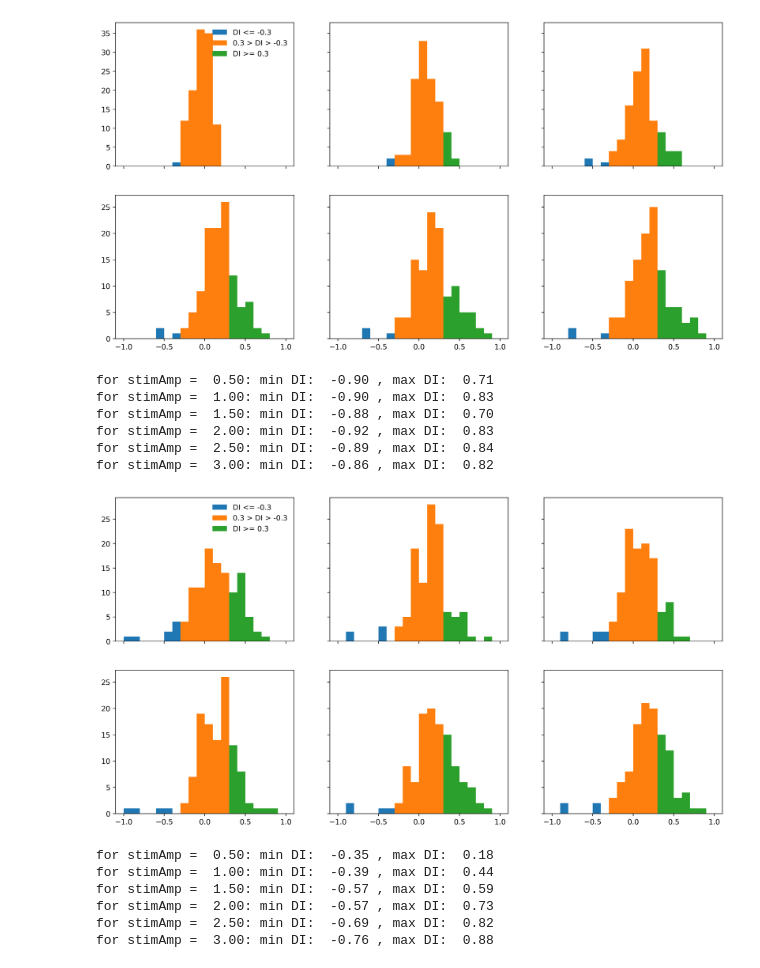
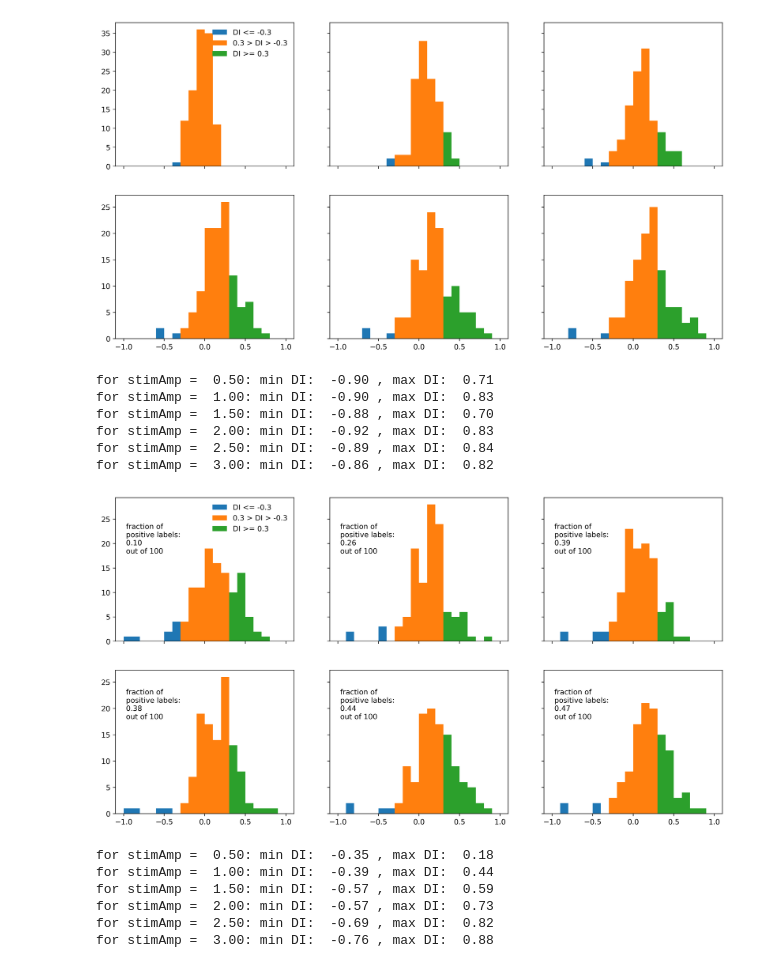
Before and after one commit to ge00rg/LabRotSprekeler, a Jupyter notebook: ROC.ipynb, the cells around one changed output. Saved outputs shown, nothing was run; the diff lists cells and outputs as text; code cells hidden in the pictures.

```diff
--- a/ROC.ipynb
+++ b/ROC.ipynb
@@ -74,7 +74,7 @@ def ROC_sk(filename, amp, site, ax, n_steps=1000):
 
     return AUC
 # %%
-def ROC_sk(filename, amp, site, ax, n_steps=1000):
+def ROC_psycho(filename, amp, site, ax, n_steps=1000):
     f = h5py.File(filename+".hdf5", "r")
 
     #average delta F
@@ -190,6 +190,10 @@ def get_DIs_psycho(filename, amp, permute=False):
     end_mask = hit_mask[trials_mask]
     y_true = (end_mask-0.5)*2
 
+    #compute balance in y_true
+    balance = np.sum(end_mask)/end_mask.shape[0]
+    n_y = end_mask.shape[0]
+
     if permute==True:
         y_true = np.random.permutation(y_true)
 
@@ -198,4 +202,4 @@ def get_DIs_psycho(filename, amp, permute=False):
         y_score = mn_dnd_chng[trials_mask, site]
 
         DIs.append((roc_auc_score(y_true, y_score)-0.5)*2)
-    return DIs
+    return DIs, balance, n_y
@@ -254,30 +260,32 @@ for stimAmp =  3.00: min DI:  -0.76 , max DI:  0.88
 # %%
 stims = np.unique(h5py.File(filename+".hdf5", "r")['meta'][:,1])[1:]        #exclude zero
 
 fig, ((ax1, ax2, ax3), (ax4, ax5, ax6)) = plt.subplots(2, 3, sharex='col', sharey='row', figsize=(15,8), dpi=400)
 axes = [ax1, ax2, ax3, ax4, ax5, ax6]
 
 for k, amp in enumerate(stims):
-    DIs = np.array(get_DIs_psycho(filename, amp, permute=False))
+    dis, bal, n_y = get_DIs_psycho(filename, amp, permute=False)
+    DIs = np.array(dis)
     print("for stimAmp = {0: .2f}: min DI: ".format(amp) ,"{0: .2f}".format(np.min(DIs)), ", max DI:", "{0: .2f}".format(np.max(DIs)))
 
     lo_mask = DIs <= -0.3
     mid_mask = np.logical_and(DIs >-0.3, DIs <0.3)
     hi_mask = DIs > 0.3
 
     axes[k].hist(DIs[lo_mask], bins=20, range=(-1,1), label='DI <= -0.3')
     axes[k].hist(DIs[mid_mask], bins=20, range=(-1,1), label='0.3 > DI > -0.3')
     axes[k].hist(DIs[hi_mask], bins=20, range=(-1,1), label='DI >= 0.3')
+    axes[k].text(-1,18,' fraction of \n positive labels:\n{0: .2f}\n out of {1}'.format(bal, n_y))
     if k == 0:
         axes[k].legend(frameon=False)
 # %% [output]
 for stimAmp =  0.50: min DI:  -0.90 , max DI:  0.71
 for stimAmp =  1.00: min DI:  -0.90 , max DI:  0.83
 for stimAmp =  1.50: min DI:  -0.88 , max DI:  0.70
 for stimAmp =  2.00: min DI:  -0.92 , max DI:  0.83
 for stimAmp =  2.50: min DI:  -0.89 , max DI:  0.84
 for stimAmp =  3.00: min DI:  -0.86 , max DI:  0.82
-[figure, old version]
+[figure, new version]
 # %%
 stims = np.unique(h5py.File(filename+".hdf5", "r")['meta'][:,1])[1:]        #exclude zero
 
```
Also changed, not shown: parts of 1 cell of this notebook, 2 other files.
